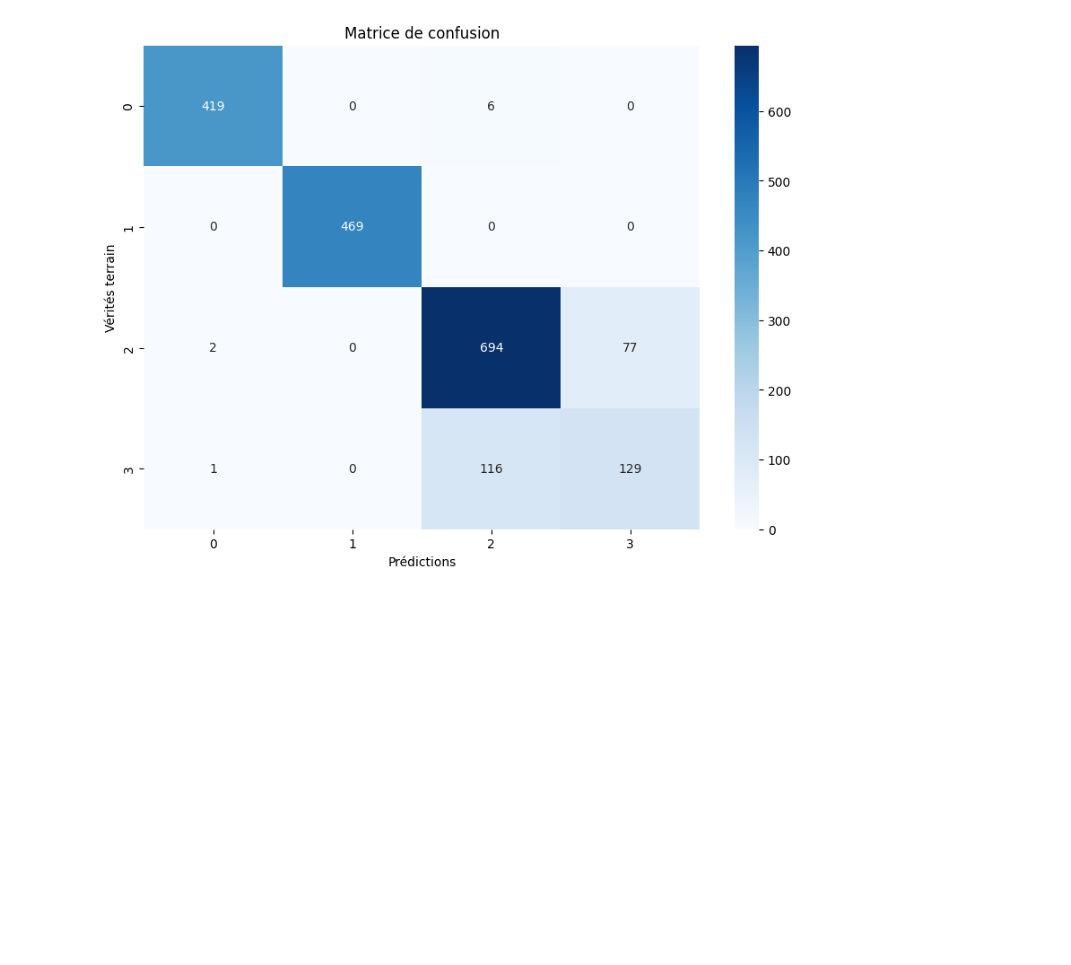
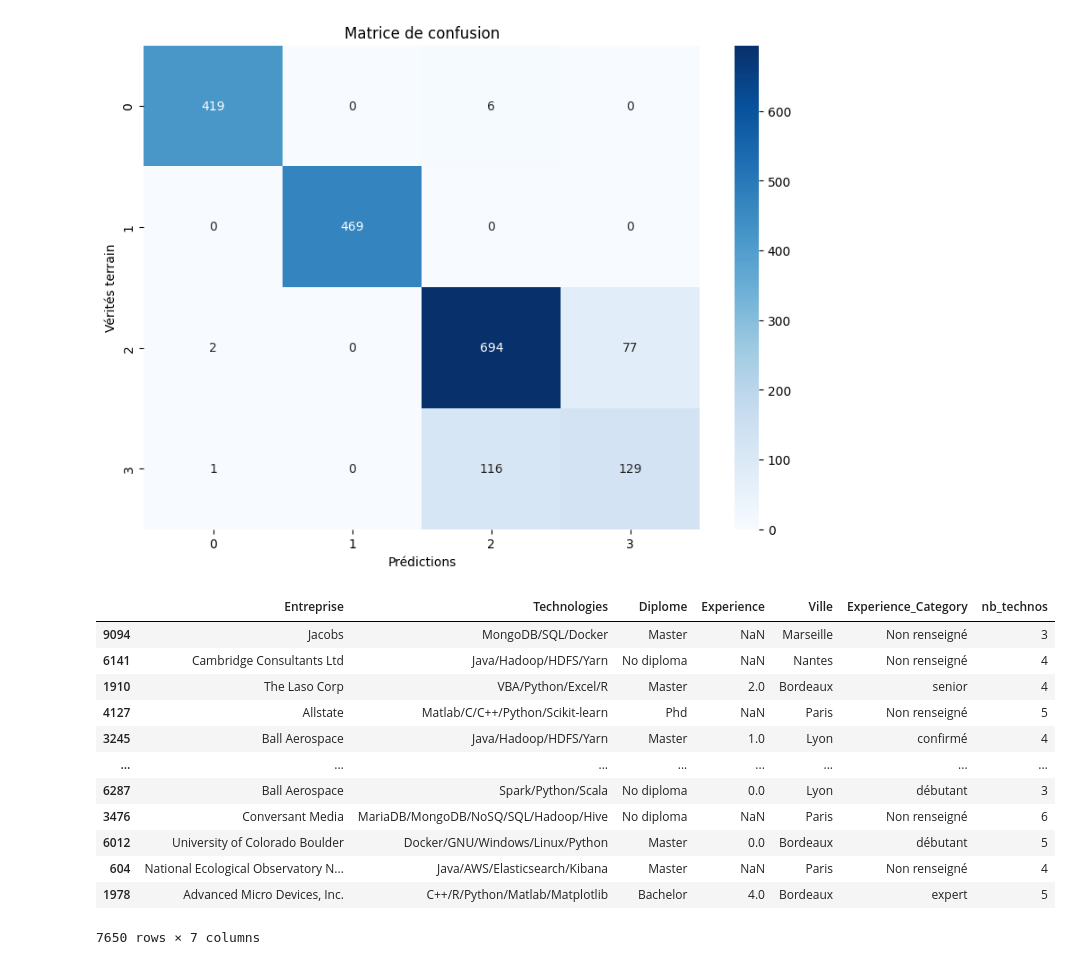
Before and after one commit to jccazes/equancy_technical_assessment, a Jupyter notebook: src/equancy_technical_assessment/answers.ipynb, the cells around one changed output. Cells and saved outputs as stored; diff of their text form; code cells hidden in the pictures; blank space fills up the shorter version.

```diff
--- a/src/equancy_technical_assessment/answers.ipynb
+++ b/src/equancy_technical_assessment/answers.ipynb
@@ -571,4 +571,20 @@ Accuracy: 0.8944066910611604
    macro avg       0.87      0.85      0.86      1913
 weighted avg       0.89      0.89      0.89      1913
 [figure]
+# %%
+X_train
+# %% [output]
+|  | Entreprise | Technologies | Diplome | Experience | Ville | Experience_Category | nb_technos |
+| 9094 | Jacobs | MongoDB/SQL/Docker | Master | NaN | Marseille | Non renseigné | 3 |
+| 6141 | Cambridge Consultants Ltd | Java/Hadoop/HDFS/Yarn | No diploma | NaN | Nantes | Non renseigné | 4 |
+| 1910 | The Laso Corp | VBA/Python/Excel/R | Master | 2.0 | Bordeaux | senior | 4 |
+| 4127 | Allstate | Matlab/C/C++/Python/Scikit-learn | Phd | NaN | Paris | Non renseigné | 5 |
+| 3245 | Ball Aerospace | Java/Hadoop/HDFS/Yarn | Master | 1.0 | Lyon | confirmé | 4 |
+| ... | ... | ... | ... | ... | ... | ... | ... |
+| 6287 | Ball Aerospace | Spark/Python/Scala | No diploma | 0.0 | Lyon | débutant | 3 |
+| 3476 | Conversant Media | MariaDB/MongoDB/NoSQ/SQL/Hadoop/Hive | No diploma | NaN | Paris | Non renseigné | 6 |
+| 6012 | University of Colorado Boulder | Docker/GNU/Windows/Linux/Python | Master | 0.0 | Bordeaux | débutant | 5 |
+| 604 | National Ecological Observatory N... | Java/AWS/Elasticsearch/Kibana | Master | NaN | Paris | Non renseigné | 4 |
+| 1978 | Advanced Micro Devices, Inc. | C++/R/Python/Matlab/Matplotlib | Bachelor | 4.0 | Bordeaux | expert | 5 |
+7650 rows × 7 columns
 # %%
```
Also changed, not shown: parts of 2 cells of this notebook.
